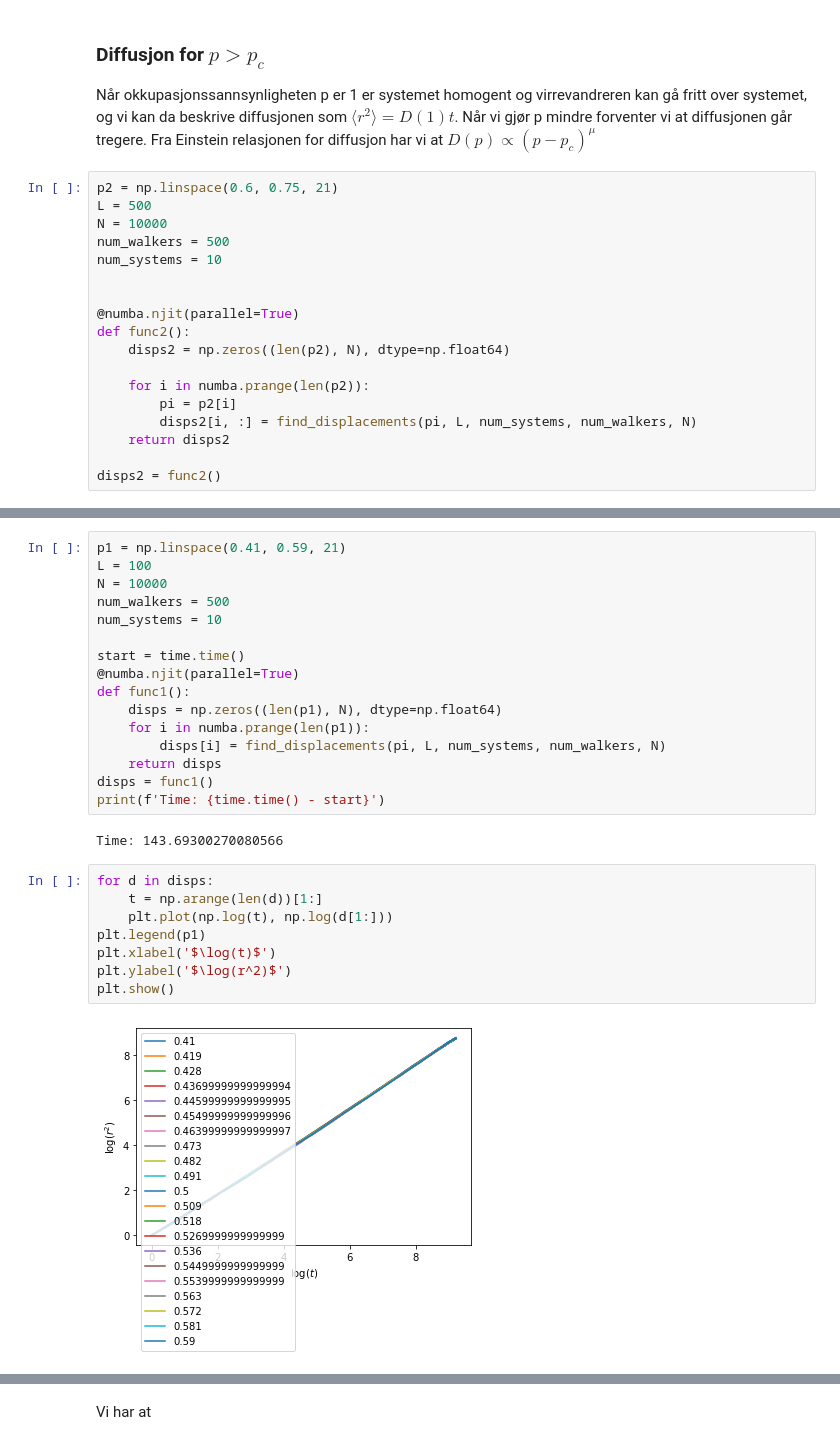
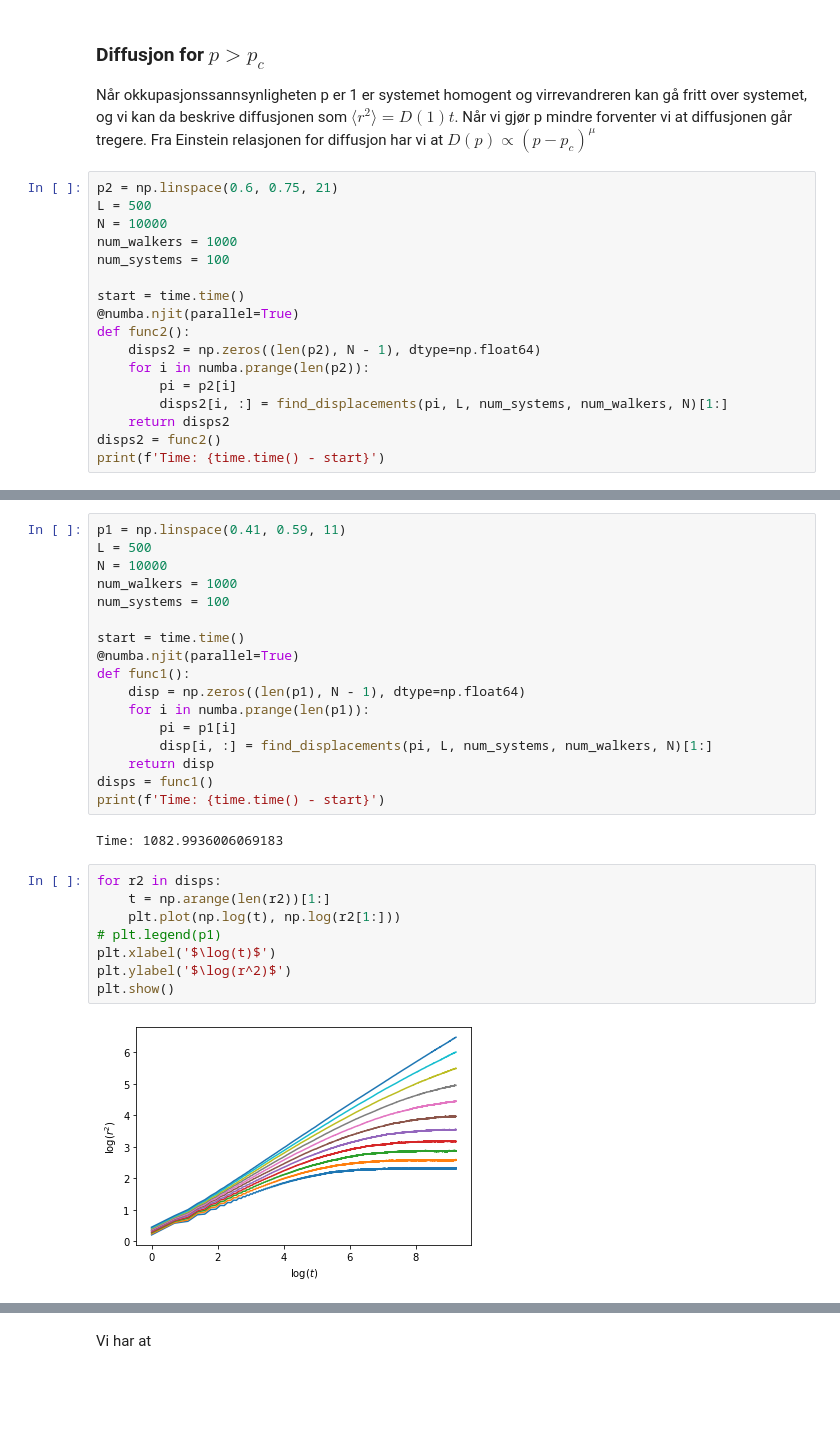
Before and after one commit to chdre/FYS4460, a Jupyter notebook: Untitled Folder 1/Untitled.ipynb, the cells around one changed output, grey strips where cells are left out. Cells and saved outputs as stored; diff of their text form; blank space fills up the shorter version.

```diff
--- a/Untitled Folder 1/Untitled.ipynb
+++ b/Untitled Folder 1/Untitled.ipynb
@@ -155,17 +155,16 @@ Når okkupasjonssannsynligheten p er 1 er systemet homogent og virrevandreren ka
 p2 = np.linspace(0.6, 0.75, 21)
 L = 500
 N = 10000
-num_walkers = 500
-num_systems = 10
+num_walkers = 1000
+num_systems = 100
 
-
+start = time.time()
 @numba.njit(parallel=True)
 def func2():
-    disps2 = np.zeros((len(p2), N), dtype=np.float64)
-
+    disps2 = np.zeros((len(p2), N - 1), dtype=np.float64)
     for i in numba.prange(len(p2)):
         pi = p2[i]
-        disps2[i, :] = find_displacements(pi, L, num_systems, num_walkers, N)
+        disps2[i, :] = find_displacements(pi, L, num_systems, num_walkers, N)[1:]
     return disps2
-
 disps2 = func2()
+print(f'Time: {time.time() - start}')
@@ -217,29 +215,30 @@ Ser at $\mu = $, som er mindre enn teoretiske verdien $1.3$.
 # %%
-p1 = np.linspace(0.41, 0.59, 21)
-L = 100
+p1 = np.linspace(0.41, 0.59, 11)
+L = 500
 N = 10000
-num_walkers = 500
-num_systems = 10
+num_walkers = 1000
+num_systems = 100
 
 start = time.time()
 @numba.njit(parallel=True)
 def func1():
-    disps = np.zeros((len(p1), N), dtype=np.float64)
+    disp = np.zeros((len(p1), N - 1), dtype=np.float64)
     for i in numba.prange(len(p1)):
-        disps[i] = find_displacements(pi, L, num_systems, num_walkers, N)
-    return disps
+        pi = p1[i]
+        disp[i, :] = find_displacements(pi, L, num_systems, num_walkers, N)[1:]
+    return disp
 disps = func1()
 print(f'Time: {time.time() - start}')
 # %% [output]
-Time: 143.69300270080566
+Time: 1082.9936006069183
 # %%
-for d in disps:
-    t = np.arange(len(d))[1:]
-    plt.plot(np.log(t), np.log(d[1:]))
-plt.legend(p1)
+for r2 in disps:
+    t = np.arange(len(r2))[1:]
+    plt.plot(np.log(t), np.log(r2[1:]))
+# plt.legend(p1)
 plt.xlabel('$\log(t)$')
 plt.ylabel('$\log(r^2)$')
 plt.show()
 # %% [output]
-[figure, old version]
+[figure, new version]
 # %%
```
Also changed, not shown: parts of 22 cells of this notebook.
